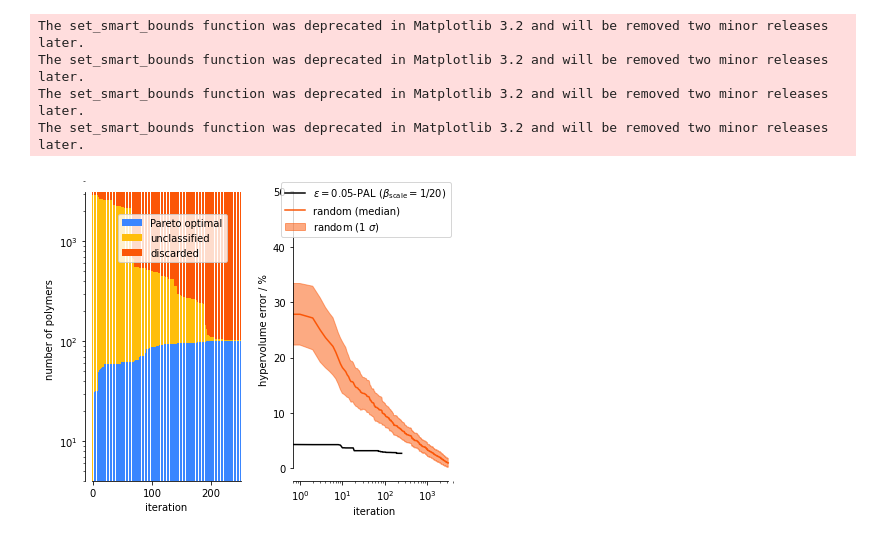
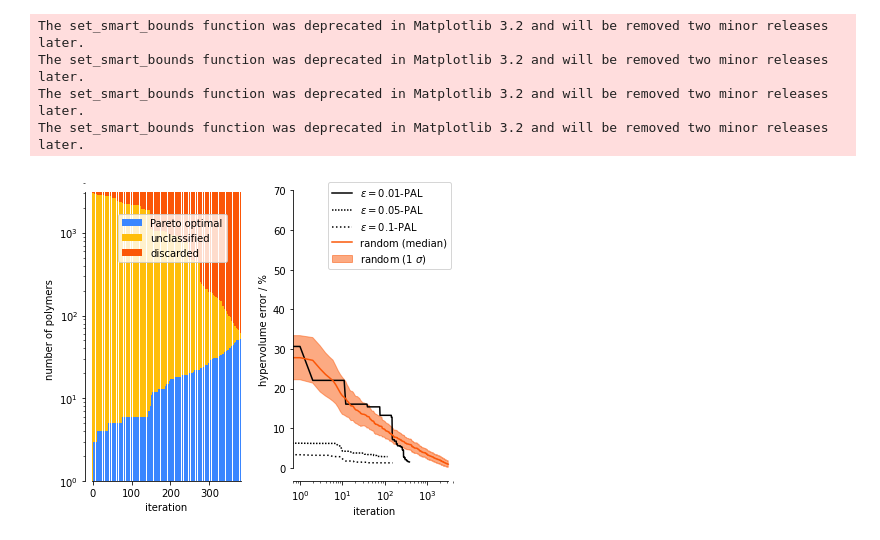
Before and after one commit to byooooo/dispersant_screening_PAL, a Jupyter notebook: notebooks/missing_data_plots.ipynb, the cells around one changed output. Cells and saved outputs as stored; diff of their text form; code cells hidden in the pictures.

```diff
--- a/notebooks/missing_data_plots.ipynb
+++ b/notebooks/missing_data_plots.ipynb
@@ -22,17 +22,23 @@ COLORS = [
 
 plt.rcParams['font.family'] = 'sans-serif'
 # %%
-discarded = np.load('../work/20201021-233420_missing_data_0.05_0.05_0.05_60-discarded.npy', allow_pickle=True)
-unclassified = np.load('../work/20201021-233420_missing_data_0.05_0.05_0.05_60-unclassified.npy', allow_pickle=True)
-pareto_optimal = np.load('../work/20201021-233420_missing_data_0.05_0.05_0.05_60-pareto_optimal_indices.npy', allow_pickle=True)
-selected = np.load('../work/20201021-233420_missing_data_0.05_0.05_0.05_60-selected.npy', allow_pickle=True)
-greedy_indices = np.load('../work/20201021-233420_missing_data_0.05_0.05_0.05_60-greedy_indices.npy', allow_pickle=True)
+discarded = np.load('../work/sweeps3/20201024-160845_missing_data_0.01_0.05_0.05_60-discarded.npy', allow_pickle=True)
+unclassified = np.load('../work/sweeps3/20201024-160845_missing_data_0.01_0.05_0.05_60-unclassified.npy', allow_pickle=True)
+pareto_optimal = np.load('../work/sweeps3/20201024-160845_missing_data_0.01_0.05_0.05_60-pareto_optimal_indices.npy', allow_pickle=True)
+selected = np.load('../work/sweeps3/20201024-160845_missing_data_0.01_0.05_0.05_60-selected.npy', allow_pickle=True)
+greedy_indices = np.load('../work/sweeps3/20201024-160845_missing_data_0.01_0.05_0.05_60-greedy_indices.npy', allow_pickle=True)
 # %%
-discarded1 = np.load('../work/sweeps3/20201022-000248_missing_data_0.05_0.05_0.1111111111111111_60-discarded.npy', allow_pickle=True)
-unclassified1 = np.load('../work/sweeps3/20201022-000248_missing_data_0.05_0.05_0.1111111111111111_60-unclassified.npy', allow_pickle=True)
-pareto_optimal1 = np.load('../work/sweeps3/20201022-000248_missing_data_0.05_0.05_0.1111111111111111_60-pareto_optimal_indices.npy', allow_pickle=True)
-selected1 = np.load('../work/sweeps3/20201022-000248_missing_data_0.05_0.05_0.1111111111111111_60-selected.npy', allow_pickle=True)
-greedy_indices1 = np.load('../work/sweeps3/20201022-000248_missing_data_0.05_0.05_0.1111111111111111_60-greedy_indices.npy', allow_pickle=True)
+discarded1 = np.load('../work/sweeps3/20201024-160845_missing_data_0.1_0.05_0.05_60-discarded.npy', allow_pickle=True)
+unclassified1 = np.load('../work/sweeps3/20201024-160845_missing_data_0.1_0.05_0.05_60-unclassified.npy', allow_pickle=True)
+pareto_optimal1 = np.load('../work/sweeps3/20201024-160845_missing_data_0.1_0.05_0.05_60-pareto_optimal_indices.npy', allow_pickle=True)
+selected1 = np.load('../work/sweeps3/20201024-160845_missing_data_0.1_0.05_0.05_60-selected.npy', allow_pickle=True)
+greedy_indices1 = np.load('../work/sweeps3/20201024-160845_missing_data_0.1_0.05_0.05_60-greedy_indices.npy', allow_pickle=True)
+# %%
+discarded2 = np.load('../work/sweeps3/20201024-160845_missing_data_0.05_0.05_0.05_60-discarded.npy', allow_pickle=True)
+unclassified2 = np.load('../work/sweeps3/20201024-160845_missing_data_0.05_0.05_0.05_60-unclassified.npy', allow_pickle=True)
+pareto_optimal2 = np.load('../work/sweeps3/20201024-160845_missing_data_0.05_0.05_0.05_60-pareto_optimal_indices.npy', allow_pickle=True)
+selected2 = np.load('../work/sweeps3/20201024-160845_missing_data_0.05_0.05_0.05_60-selected.npy', allow_pickle=True)
+greedy_indices2 = np.load('../work/sweeps3/20201024-160845_missing_data_0.05_0.05_0.05_60-greedy_indices.npy', allow_pickle=True)
 # %%
 def get_summary_stats_time(pareto_optimal=pareto_optimal, discarded=discarded, selected=selected, unclassified=unclassified):
     pareto_points = []
@@ -87,6 +97,7 @@ X, y = load_data(1)
 # %%
 hvs = [get_hypervolume(y[po], [5,5,5]) for po in pareto_optimal]
 hvs1 = [get_hypervolume(y[po], [5,5,5]) for po in pareto_optimal1]
+hvs2 = [get_hypervolume(y[po], [5,5,5]) for po in pareto_optimal2]
 # %%
 hvs_padded = np.array([hvs[0]] * 60 + hvs)
 hvs_padded1 = np.array([hvs1[0]] * 60 + hvs1)
@@ -122,34 +134,35 @@ ax[0].spines['top'].set_visible(False)
 
 ax[1].spines['left'].set_smart_bounds(True)
 ax[1].spines['bottom'].set_smart_bounds(True)
 ax[1].spines['right'].set_visible(False)
 ax[1].spines['top'].set_visible(False)
 
-ax[1].plot((REFERENCE_HV-np.array(hvs))/REFERENCE_HV * 100, label=r'$\epsilon=0.05$-PAL ($\beta_\mathrm{scale} = 1/20$)', c='black')
-# ax[1].plot((REFERENCE_HV-hvs_b_padded)/REFERENCE_HV * 100, label=r'$\epsilon=0.1$-PAL', c='black', ls='dotted')
+ax[1].plot((REFERENCE_HV-np.array(hvs))/REFERENCE_HV * 100, label=r'$\epsilon=0.01$-PAL', c='black')
+ax[1].plot((REFERENCE_HV-np.array(hvs2))/REFERENCE_HV * 100, label=r'$\epsilon=0.05$-PAL', c='black', ls=(0, (1, 1)))
+ax[1].plot((REFERENCE_HV-np.array(hvs1))/REFERENCE_HV * 100, label=r'$\epsilon=0.1$-PAL', c='black', ls='dotted')
 
 ax[1].plot((REFERENCE_HV-np.array(random_exploration_median))/REFERENCE_HV * 100,
            label='random (median)', c=COLORS[1])
 ax[1].fill_between(np.arange(len(y)),
                    (REFERENCE_HV-np.array(random_exploration_median + random_exploration_std))/REFERENCE_HV * 100, (REFERENCE_HV-np.array(random_exploration_median - random_exploration_std))/REFERENCE_HV * 100,
                    label=r'random (1 $\sigma$)', color=COLORS[1], alpha=.5)
 #ax[1].plot(ratios)
 
 ax[0].legend(loc='right', bbox_to_anchor=(0.9,0.8))
 
 ax[1].set_xscale('log')
 ax[0].set_yscale('log')
-ax[1].legend()
+ax[1].legend(loc='upper right')
 
 
 ax[0].set_xlabel('iteration')
 ax[1].set_xlabel('iteration')
 
 fig.tight_layout()
 fig.savefig('missing_data.pdf', bbox_inches='tight')
 # %% [output]
 The set_smart_bounds function was deprecated in Matplotlib 3.2 and will be removed two minor releases later.
 The set_smart_bounds function was deprecated in Matplotlib 3.2 and will be removed two minor releases later.
 The set_smart_bounds function was deprecated in Matplotlib 3.2 and will be removed two minor releases later.
 The set_smart_bounds function was deprecated in Matplotlib 3.2 and will be removed two minor releases later.
-[figure, old version]
+[figure, new version]
```
Also changed, not shown: parts of 2 cells of this notebook, 18 other files.
